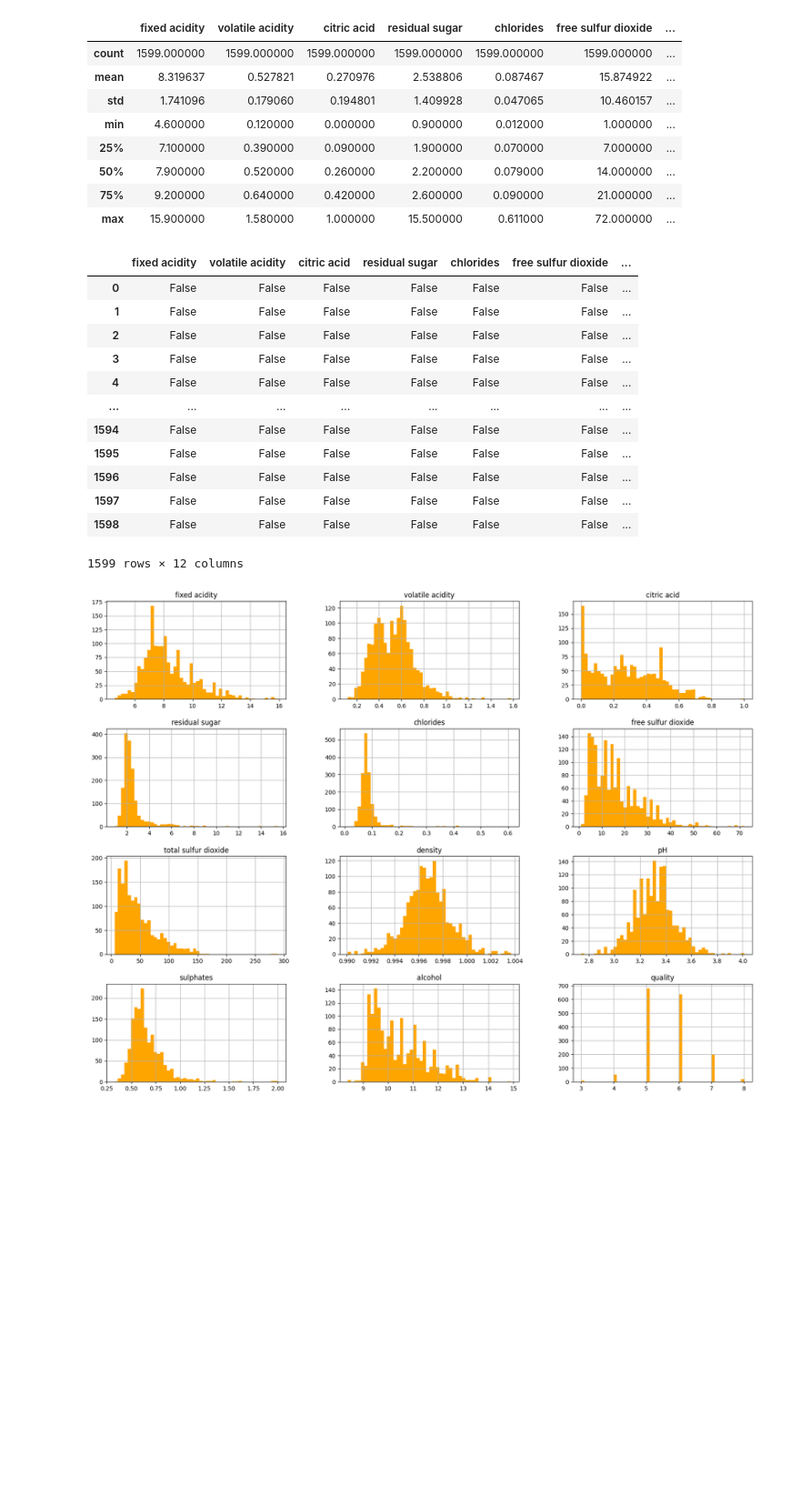
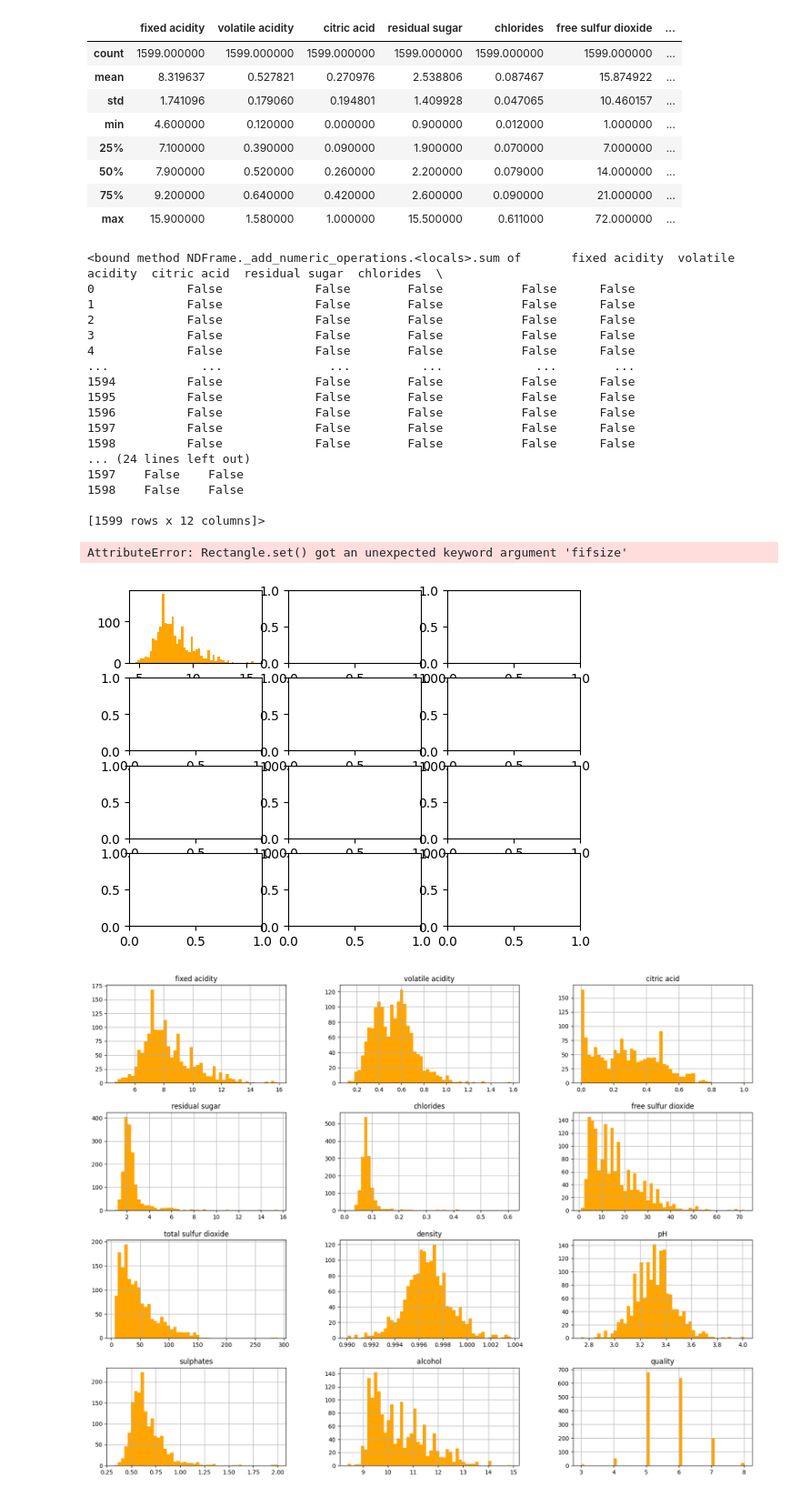
Before and after one commit to rashmibezalwar/End-to-End-ML-Project-_Wine-Quality, a Jupyter notebook: research/Experiment.ipynb, the cells around one changed output. Shown at 91% size. Saved outputs shown, nothing was run; the diff lists cells and outputs as text; code cells hidden in the pictures; blank space fills up the shorter version.

```diff
--- a/research/Experiment.ipynb
+++ b/research/Experiment.ipynb
@@ -47,20 +47,28 @@ wines.describe()
 | 75% | 9.200000 | 0.640000 | 0.420000 | 2.600000 | 0.090000 | 21.000000 | ... |
 | max | 15.900000 | 1.580000 | 1.000000 | 15.500000 | 0.611000 | 72.000000 | ... |
 # %%
-wines.isnull()
+wines.isnull().sum
 # %% [output]
-|  | fixed acidity | volatile acidity | citric acid | residual sugar | chlorides | free sulfur dioxide | ... |
-| 0 | False | False | False | False | False | False | ... |
-| 1 | False | False | False | False | False | False | ... |
-| 2 | False | False | False | False | False | False | ... |
-| 3 | False | False | False | False | False | False | ... |
-| 4 | False | False | False | False | False | False | ... |
-| ... | ... | ... | ... | ... | ... | ... | ... |
-| 1594 | False | False | False | False | False | False | ... |
-| 1595 | False | False | False | False | False | False | ... |
-| 1596 | False | False | False | False | False | False | ... |
-| 1597 | False | False | False | False | False | False | ... |
-| 1598 | False | False | False | False | False | False | ... |
-1599 rows × 12 columns
+<bound method NDFrame._add_numeric_operations.<locals>.sum of       fixed acidity  volatile acidity  citric acid  residual sugar  chlorides  \
+0             False             False        False           False      False
+1             False             False        False           False      False
+2             False             False        False           False      False
+3             False             False        False           False      False
+4             False             False        False           False      False
+...             ...               ...          ...             ...        ...
+1594          False             False        False           False      False
+1595          False             False        False           False      False
+1596          False             False        False           False      False
+1597          False             False        False           False      False
+1598          False             False        False           False      False
+... (24 lines left out)
+1597    False    False
+1598    False    False
+
+[1599 rows x 12 columns]>
 # %%
 import matplotlib.pyplot as plt
+wines.hist(bins=50, fifsize=(20,15), color="Orange")
+# %% [output]
+AttributeError: Rectangle.set() got an unexpected keyword argument 'fifsize'
+[figure, added]
```
Also changed, not shown: parts of 31 cells of this notebook.
